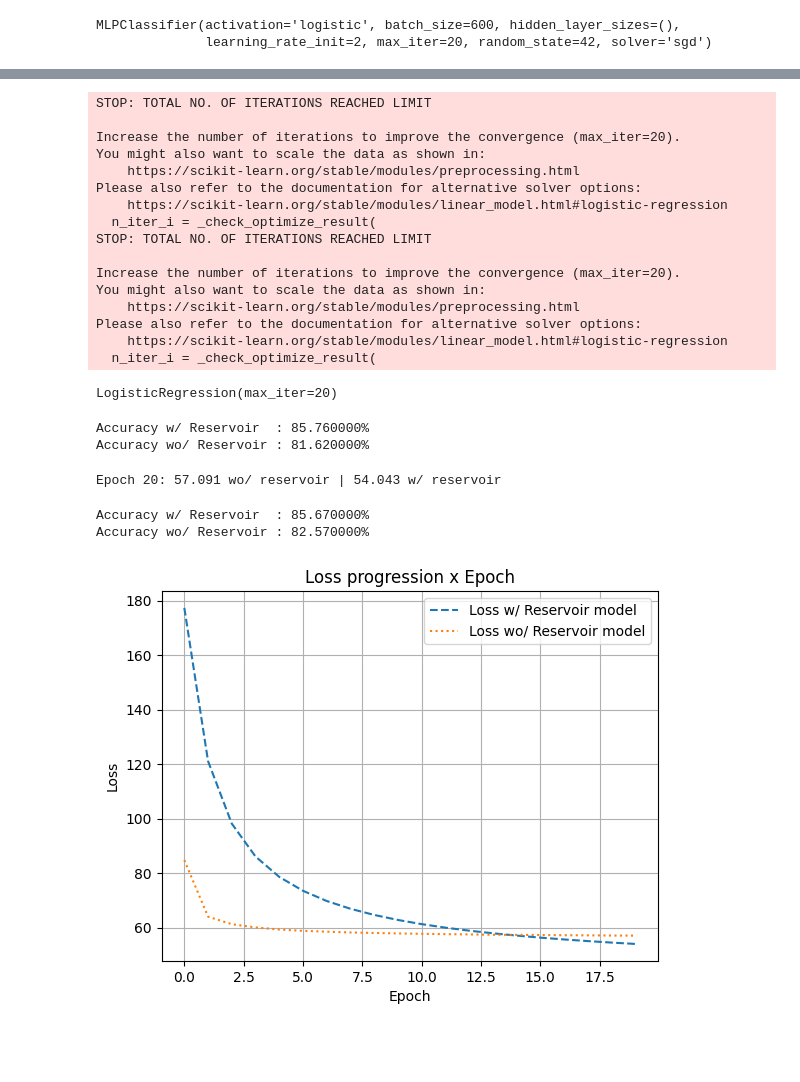
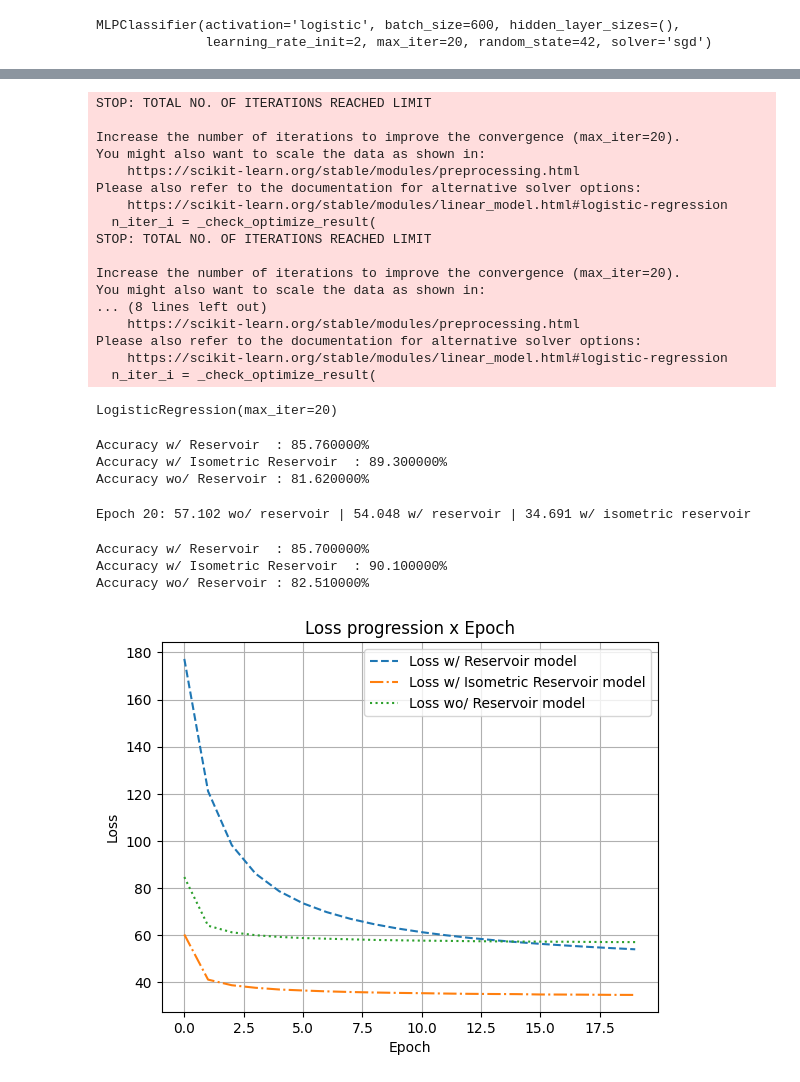
Before and after one commit to FipaLipe/IRIS, a Jupyter notebook: One_Node_Reservoir_Simulation.ipynb, the cells around one changed output, grey strips where cells are left out. Drawn from its saved outputs; the diff is of its cells as text; code cells hidden in the pictures; blank space fills up the shorter version.

```diff
--- a/One_Node_Reservoir_Simulation.ipynb
+++ b/One_Node_Reservoir_Simulation.ipynb
@@ -112,13 +136,18 @@ images_test, labels_test = get_images_batch(TEST_BATCH_SIZE, rng=rng, mode="TEST
 
 reconstructed_test_images = reconstruct_images(images_test, max_current, k=K, beta=BETA, tau=TAU, time_resolution=TIME_RESOLUTION)
 
+reconstructed_test_isometric_images = downscale_treatment(images_test, time_resolution=TIME_RESOLUTION)
+reconstructed_test_isometric_images = reconstructed_test_isometric_images.reshape(len(reconstructed_test_isometric_images), 14*14)
+
 downscaled_test_images = downscale_images(binarize_images(images_test, threshold=IMAGE_THRESHOLD), (14, 7))
 downscaled_test_images = np.array(downscaled_test_images).reshape(len(downscaled_test_images), 14*7)
 
 accuracy_reservoir = model_reservoir_mlp.score(reconstructed_test_images, labels_test)
+accuracy_isometric_reservoir = model_isometric_reservoir_mlp.score(reconstructed_test_isometric_images, labels_test)
 accuracy_no_reservoir = model_mlp.score(downscaled_test_images, labels_test)
 
 print(f"Accuracy w/ Reservoir  : {(100*accuracy_reservoir):2f}%")
+print(f"Accuracy w/ Isometric Reservoir  : {(100*accuracy_isometric_reservoir):2f}%")
 print(f"Accuracy wo/ Reservoir : {(100*accuracy_no_reservoir):2f}%")
 # %% [output]
 Accuracy w/ Reservoir  : 87.710000%
@@ -130,6 +160,12 @@ model_reservoir_lr = LogisticRegression(
 
 model_reservoir_lr.fit(reconstructed_images, labels)
 
+model_isometric_reservoir_lr = LogisticRegression(
+    max_iter=MAX_ITERATION
+)
+
+model_isometric_reservoir_lr.fit(reconstructed_isometric_images, labels)
+
 model_no_reservoir_lr= LogisticRegression(
     max_iter=MAX_ITERATION
 )
@@ -148,6 +184,7 @@ STOP: TOTAL NO. OF ITERATIONS REACHED LIMIT
 
 Increase the number of iterations to improve the convergence (max_iter=20).
 You might also want to scale the data as shown in:
+... (8 lines left out)
     https://scikit-learn.org/stable/modules/preprocessing.html
 Please also refer to the documentation for alternative solver options:
     https://scikit-learn.org/stable/modules/linear_model.html#logistic-regression
@@ -155,12 +192,15 @@ Please also refer to the documentation for alternative solver options:
 LogisticRegression(max_iter=20)
 # %%
 accuracy_reservoir = model_reservoir_lr.score(reconstructed_test_images, labels_test)
+accuracy_isometric_reservoir = model_isometric_reservoir_lr.score(reconstructed_test_isometric_images, labels_test)
 accuracy_no_reservoir = model_no_reservoir_lr.score(downscaled_test_images, labels_test)
 
 print(f"Accuracy w/ Reservoir  : {(100*accuracy_reservoir):2f}%")
+print(f"Accuracy w/ Isometric Reservoir  : {(100*accuracy_isometric_reservoir):2f}%")
 print(f"Accuracy wo/ Reservoir : {(100*accuracy_no_reservoir):2f}%")
 # %% [output]
 Accuracy w/ Reservoir  : 85.760000%
+Accuracy w/ Isometric Reservoir  : 89.300000%
 Accuracy wo/ Reservoir : 81.620000%
 # %%
 class Readout(nn.Module):
@@ -193,12 +253,17 @@ optimizer_no_reservoir = torch.optim.SGD(
 )
 # %%
 X_train_tensor_reservoir = torch.tensor(reconstructed_images, dtype=torch.float32)
+X_train_tensor_isometric_reservoir = torch.tensor(reconstructed_isometric_images, dtype=torch.float32)
 X_train_tensor_no_reservoir = torch.tensor(downscaled_images, dtype=torch.float32)
 
 y_train_tensor = torch.tensor(labels, dtype=torch.long)
 
 dataset_reservoir = TensorDataset(
     X_train_tensor_reservoir,
+    y_train_tensor
+)
+dataset_isometric_reservoir = TensorDataset(
+    X_train_tensor_isometric_reservoir,
     y_train_tensor
 )
 dataset_no_reservoir = TensorDataset(
@@ -211,6 +276,11 @@ loader_reservoir = DataLoader(
     batch_size=600,
     shuffle=True
 )
+loader_isometric_reservoir = DataLoader(
+    dataset_isometric_reservoir,
+    batch_size=600,
+    shuffle=True
+)
 loader_no_reservoir = DataLoader(
     dataset_no_reservoir,
     batch_size=600,
@@ -218,10 +288,12 @@ loader_no_reservoir = DataLoader(
 )
 # %%
 loss_reservoir = []
+loss_isometric_reservoir = []
 loss_no_reservoir = []
 
 for epoch in range(MAX_ITERATION):
     running_loss_reservoir = 0
+    running_loss_isometric_reservoir = 0
     running_loss_no_reservoir = 0
 
     for x_batch, y_batch in loader_reservoir:
@@ -232,6 +304,14 @@ for epoch in range(MAX_ITERATION):
         optimizer_reservoir.step()
         running_loss_reservoir += loss.item()
 
+    for x_batch, y_batch in loader_isometric_reservoir:
+        optimizer_isometric_reservoir.zero_grad()
+        outputs = model_isometric_reservoir_pytorch(x_batch)
+        loss = criterion(outputs, y_batch)
+        loss.backward()
+        optimizer_isometric_reservoir.step()
+        running_loss_isometric_reservoir += loss.item()
+
     for x_batch, y_batch in loader_no_reservoir:
         optimizer_no_reservoir.zero_grad()
         outputs = model_no_reservoir_pytorch(x_batch)
@@ -240,12 +320,13 @@ for epoch in range(MAX_ITERATION):
         optimizer_no_reservoir.step()
         running_loss_no_reservoir += loss.item()
 
-    print(f"\rEpoch {epoch+1}: {running_loss_no_reservoir:.3f} wo/ reservoir | {running_loss_reservoir:.3f} w/ reservoir", end="")
+    print(f"\rEpoch {epoch+1}: {running_loss_no_reservoir:.3f} wo/ reservoir | {running_loss_reservoir:.3f} w/ reservoir | {running_loss_isometric_reservoir:.3f} w/ isometric reservoir", end="")
 
     loss_reservoir.append(running_loss_reservoir)
+    loss_isometric_reservoir.append(running_loss_isometric_reservoir)
     loss_no_reservoir.append(running_loss_no_reservoir)
 # %% [output]
-Epoch 20: 57.091 wo/ reservoir | 54.043 w/ reservoir
+Epoch 20: 57.102 wo/ reservoir | 54.048 w/ reservoir | 34.691 w/ isometric reservoir
 # %%
 X_test_tensor_reservoir = torch.tensor(
     reconstructed_test_images,
@@ -259,34 +340,52 @@ with torch.no_grad():
     preds = outputs.argmax(dim=1)
 
 accuracy_reservoir = (preds.numpy() == labels_test).mean()
+
+#------------------
+
+X_test_tensor_isometric_reservoir = torch.tensor(
+    reconstructed_test_isometric_images,
+    dtype=torch.float32
+)
+
+model_isometric_reservoir_pytorch.eval()
+
+with torch.no_grad():
+    outputs = model_isometric_reservoir_pytorch(X_test_tensor_isometric_reservoir)
+    preds = outputs.argmax(dim=1)
+
+accuracy_isometric_reservoir = (preds.numpy() == labels_test).mean()
 
 #------------------
 
 X_test_tensor = torch.tensor(
     downscaled_test_images,
     dtype=torch.float32
 )
 
 model_no_reservoir_pytorch.eval()
 
 with torch.no_grad():
     outputs = model_no_reservoir_pytorch(X_test_tensor)
     preds = outputs.argmax(dim=1)
 
 accuracy = (preds.numpy() == labels_test).mean()
 
 print(f"Accuracy w/ Reservoir  : {(100*accuracy_reservoir):2f}%")
+print(f"Accuracy w/ Isometric Reservoir  : {(100*accuracy_isometric_reservoir):2f}%")
 print(f"Accuracy wo/ Reservoir : {(100*accuracy):2f}%")
 
 plt.plot(range(MAX_ITERATION), loss_reservoir, label="Loss w/ Reservoir model", linestyle="--")
+plt.plot(range(MAX_ITERATION), loss_isometric_reservoir, label="Loss w/ Isometric Reservoir model", linestyle="-.")
 plt.plot(range(MAX_ITERATION), loss_no_reservoir, label="Loss wo/ Reservoir model", linestyle=":")
 plt.xlabel("Epoch")
 plt.ylabel("Loss")
 plt.title("Loss progression x Epoch")
 plt.grid()
 plt.legend()
 plt.show()
 # %% [output]
-Accuracy w/ Reservoir  : 85.670000%
-Accuracy wo/ Reservoir : 82.570000%
+Accuracy w/ Reservoir  : 85.700000%
+Accuracy w/ Isometric Reservoir  : 90.100000%
+Accuracy wo/ Reservoir : 82.510000%
-[figure, old version]
+[figure, new version]
```
Also changed, not shown: parts of 6 cells of this notebook, 1 other file.
